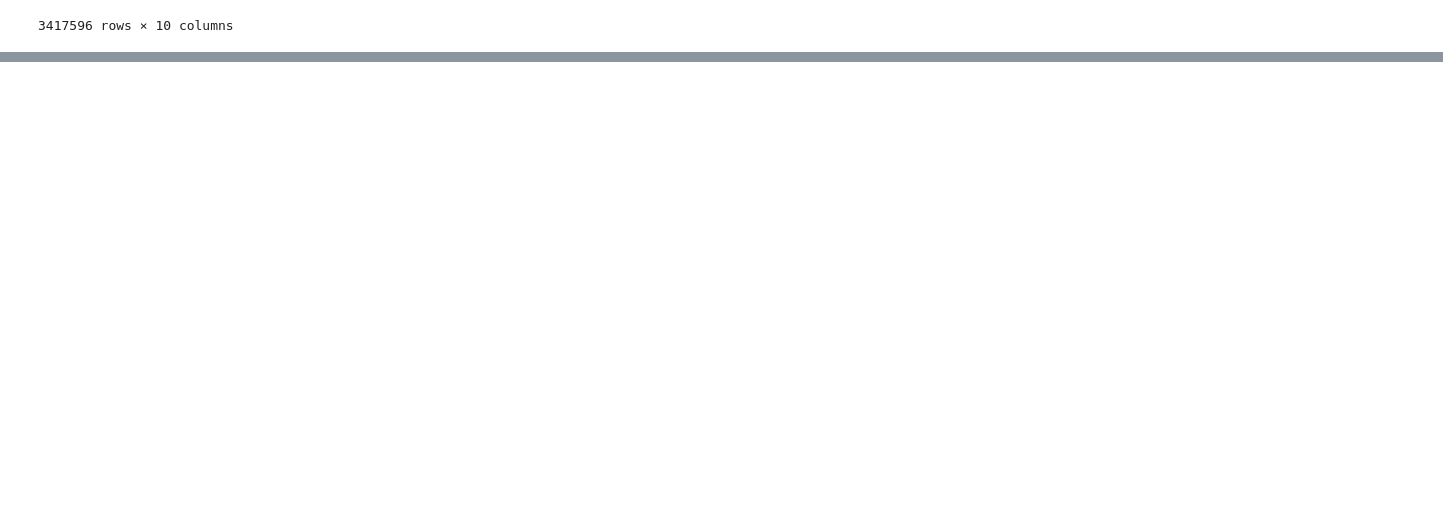
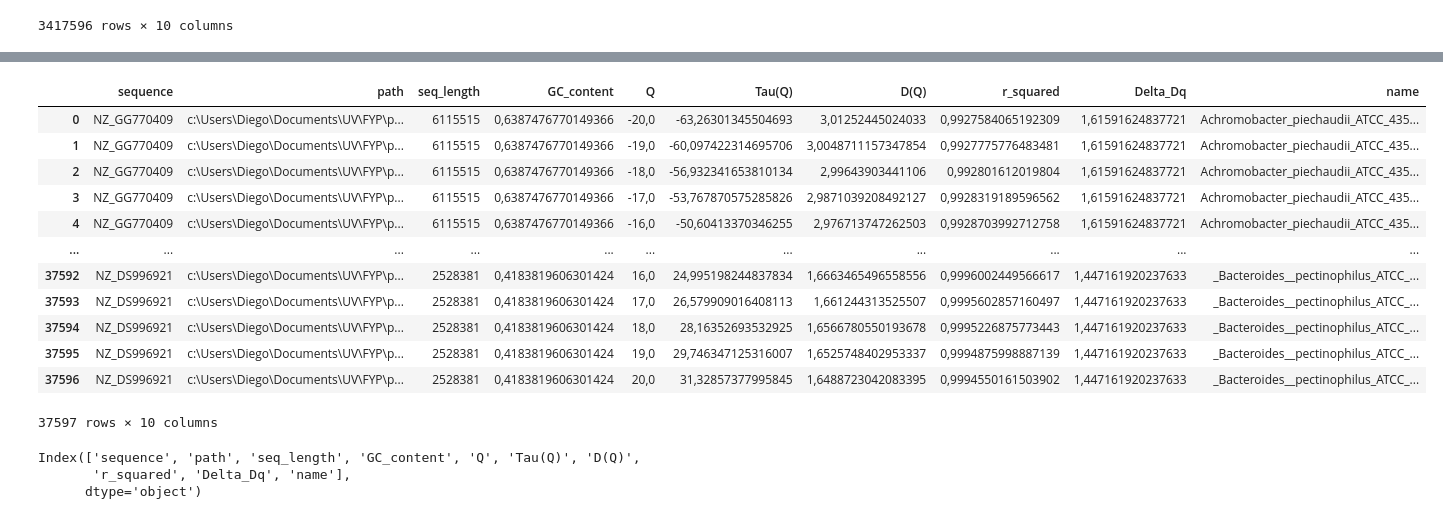
Before and after one commit to DiegoFLM/Analysis-of-microbial-genomes--MFA-GC-content-lifestyle-and-human-microbiome, a Jupyter notebook: notebooks_and_info/data_analysis/mfa_processing/genomes_processing.ipynb, the cells around one changed output, grey strips where cells are left out. Drawn from its saved outputs; the diff is of its cells as text; code cells hidden in the pictures; blank space fills up the shorter version.

```diff
--- a/notebooks_and_info/data_analysis/mfa_processing/genomes_processing.ipynb
+++ b/notebooks_and_info/data_analysis/mfa_processing/genomes_processing.ipynb
@@ -893,0 +919,3 @@ See the caveats in the documentation: https://pandas.pydata.org/pandas-docs/stab
+# %%
+df_mfa_hm = pd.read_csv(destiny_path_hm, sep=';')
+df_mfa_hm
@@ -893,0 +936,4 @@ See the caveats in the documentation: https://pandas.pydata.org/pandas-docs/stab
+# %%
+# rename the 'Organism' column to 'sequence'
+df_mfa_hm.rename(columns={'Organism': 'sequence'}, inplace=True)
+df_mfa_hm
@@ -893,0 +954,5 @@ See the caveats in the documentation: https://pandas.pydata.org/pandas-docs/stab
+# %%
+df_mfa_url_hm = df_mfa_hm.copy()
+# %%
+df_org_seq_hm = get_largest_fna_files(PATH_HM_FNA)
+df_org_seq_hm
@@ -893,0 +973,23 @@ See the caveats in the documentation: https://pandas.pydata.org/pandas-docs/stab
+# %%
+df_mfa_url_hm = df_mfa_url_hm.merge(df_org_seq_hm, on='sequence', how='left')
+df_mfa_url_hm
+# %% [output]
+|  | sequence | path | seq_length | GC_content | Q | Tau(Q) | D(Q) | r_squared | Delta_Dq | name |
+| 0 | NZ_GG770409 | c:\Users\Diego\Documents\UV\FYP\p... | 6115515 | 0,6387476770149366 | -20,0 | -63,26301345504693 | 3,01252445024033 | 0,9927584065192309 | 1,61591624837721 | Achromobacter_piechaudii_ATCC_435... |
+| 1 | NZ_GG770409 | c:\Users\Diego\Documents\UV\FYP\p... | 6115515 | 0,6387476770149366 | -19,0 | -60,097422314695706 | 3,0048711157347854 | 0,9927775776483481 | 1,61591624837721 | Achromobacter_piechaudii_ATCC_435... |
+| 2 | NZ_GG770409 | c:\Users\Diego\Documents\UV\FYP\p... | 6115515 | 0,6387476770149366 | -18,0 | -56,932341653810134 | 2,99643903441106 | 0,992801612019804 | 1,61591624837721 | Achromobacter_piechaudii_ATCC_435... |
+| 3 | NZ_GG770409 | c:\Users\Diego\Documents\UV\FYP\p... | 6115515 | 0,6387476770149366 | -17,0 | -53,767870575285826 | 2,9871039208492127 | 0,9928319189596562 | 1,61591624837721 | Achromobacter_piechaudii_ATCC_435... |
+| 4 | NZ_GG770409 | c:\Users\Diego\Documents\UV\FYP\p... | 6115515 | 0,6387476770149366 | -16,0 | -50,60413370346255 | 2,976713747262503 | 0,9928703992712758 | 1,61591624837721 | Achromobacter_piechaudii_ATCC_435... |
+| ... | ... | ... | ... | ... | ... | ... | ... | ... | ... | ... |
+| 37592 | NZ_DS996921 | c:\Users\Diego\Documents\UV\FYP\p... | 2528381 | 0,4183819606301424 | 16,0 | 24,995198244837834 | 1,6663465496558556 | 0,9996002449566617 | 1,447161920237633 | _Bacteroides__pectinophilus_ATCC_... |
+| 37593 | NZ_DS996921 | c:\Users\Diego\Documents\UV\FYP\p... | 2528381 | 0,4183819606301424 | 17,0 | 26,579909016408113 | 1,661244313525507 | 0,9995602857160497 | 1,447161920237633 | _Bacteroides__pectinophilus_ATCC_... |
+| 37594 | NZ_DS996921 | c:\Users\Diego\Documents\UV\FYP\p... | 2528381 | 0,4183819606301424 | 18,0 | 28,16352693532925 | 1,6566780550193678 | 0,9995226875773443 | 1,447161920237633 | _Bacteroides__pectinophilus_ATCC_... |
+| 37595 | NZ_DS996921 | c:\Users\Diego\Documents\UV\FYP\p... | 2528381 | 0,4183819606301424 | 19,0 | 29,746347125316007 | 1,6525748402953337 | 0,9994875998887139 | 1,447161920237633 | _Bacteroides__pectinophilus_ATCC_... |
+| 37596 | NZ_DS996921 | c:\Users\Diego\Documents\UV\FYP\p... | 2528381 | 0,4183819606301424 | 20,0 | 31,32857377995845 | 1,6488723042083395 | 0,9994550161503902 | 1,447161920237633 | _Bacteroides__pectinophilus_ATCC_... |
+37597 rows × 10 columns
+# %%
+df_mfa_url_hm.columns
+# %% [output]
+Index(['sequence', 'path', 'seq_length', 'GC_content', 'Q', 'Tau(Q)', 'D(Q)',
+       'r_squared', 'Delta_Dq', 'name'],
+      dtype='object')
```
Also changed, not shown: parts of 12 cells of this notebook, 1 other file.
